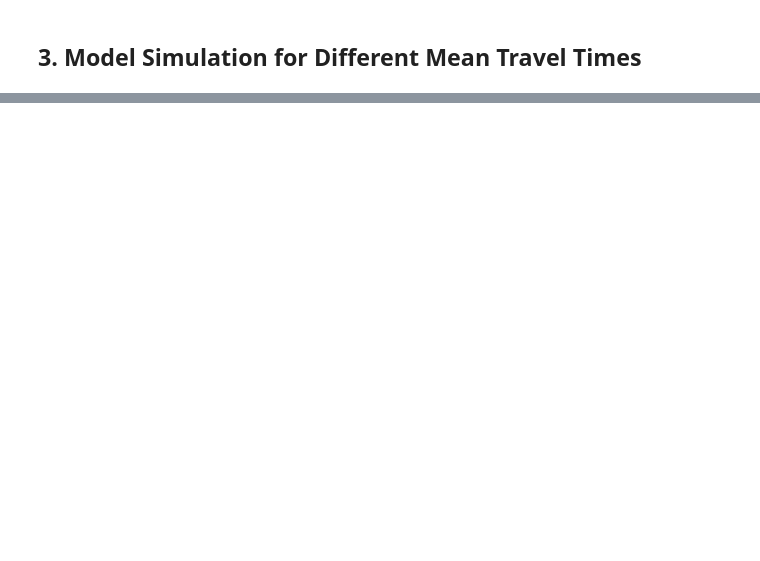
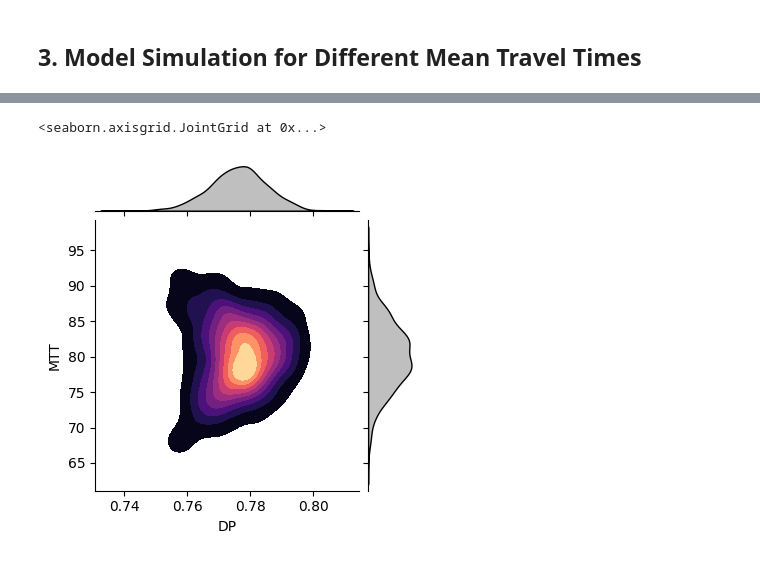
Before and after one commit to iGW-TU-Dresden/PyTracerLab, a Jupyter notebook: docs/examples/example_08.ipynb, the cells around one changed output, grey strips where cells are left out. Saved outputs shown, nothing was run; the diff lists cells and outputs as text; code cells hidden in the pictures; blank space fills up the shorter version.

```diff
--- a/docs/examples/example_08.ipynb
+++ b/docs/examples/example_08.ipynb
@@ -115,7 +119,7 @@ m = ism.Model(
 # add a dispersion model unit
 # define the initial model parameters for inference
 dm_mtt_init = 10
-dm_dp_init = 0.1
+dm_dp_init = 0.8
 m.add_unit(
     ism.DMUnit(mtt=dm_mtt_init, DP=dm_dp_init),
     fraction=1.,
@@ -160,10 +130,12 @@ ax[1].plot(res["samples"][:, 1])
 ## 3. Model Simulation for Different Mean Travel Times
 # %%
 # Define range of mean travel times to consider
-mtt_range = np.linspace(10, 100, 51)
+# mtt_range = np.linspace(1, 250, 150)
+# mtt_range = np.arange(1., 250., 10)
+mtt_range = np.logspace(0., 2.35, 91)
 
 # Create empty array of results
-results = np.zeros((2, len(mtt_range), len(input_series)))
+results = np.zeros((3, len(mtt_range), len(input_series)))
 
 # Iterate over mean travel times
 for i, mtt in enumerate(mtt_range):
@@ -171,3 +143,4 @@ for i, mtt in enumerate(mtt_range):
     sim = m.simulate()
     results[0, i, :] = sim[:, 0].flatten()
     results[1, i, :] = sim[:, 1].flatten()
+    results[2, i, :] = sim[:, 2].flatten()
@@ -298,0 +407,16 @@ ax.view_init(30, 10)
+# %%
+# sample from parameter posterior
+# create a solver
+solver = ism.Solver(m)
+# run MCMC
+res = solver.mcmc_sample(
+    n_samples=5000, # effective samples after burn-in and thinning
+    burn_in=5000,
+    thin=2,
+    rw_scale=[0.01, 0.1,], # order: DP, mtt
+    rw_scale_isotropic=False,
+    sigma=0.1,
+    random_state=42,
+    return_sim=True,
+    set_model_state=False
+)
@@ -298,0 +432,13 @@ ax.view_init(30, 10)
+# %%
+# make dict from sample array
+sample_df = pd.DataFrame({
+    "DP": res["samples"][::5, 0],
+    "MTT": res["samples"][::5, 1],
+})
+
+sns.jointplot(sample_df, x="DP", y="MTT", kind="kde", height=4., cmap="magma",
+              fill=True, levels=10, linewidths=2., thresh=0.05,
+              marginal_kws={"color": "k", "fill": True})
+# %% [output]
+<seaborn.axisgrid.JointGrid at 0x...>
+[figure, added]
```
Also changed, not shown: parts of 12 cells of this notebook.
